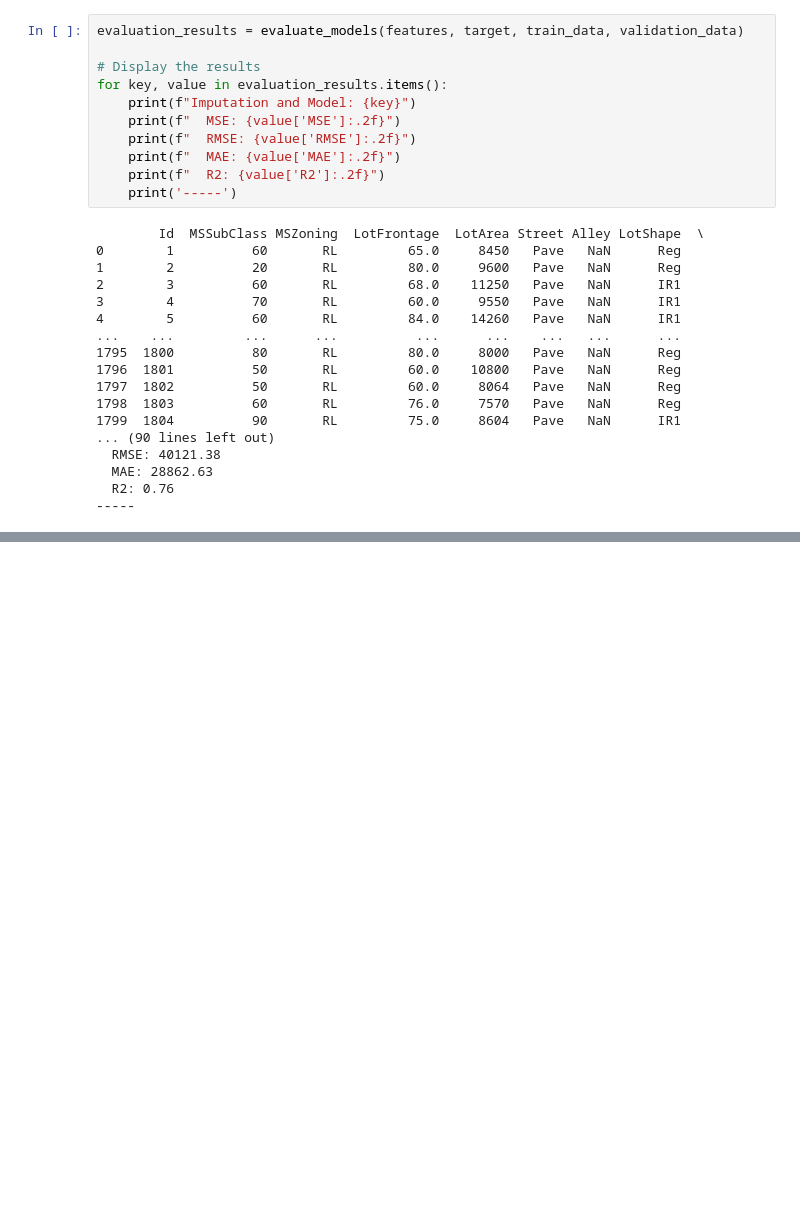
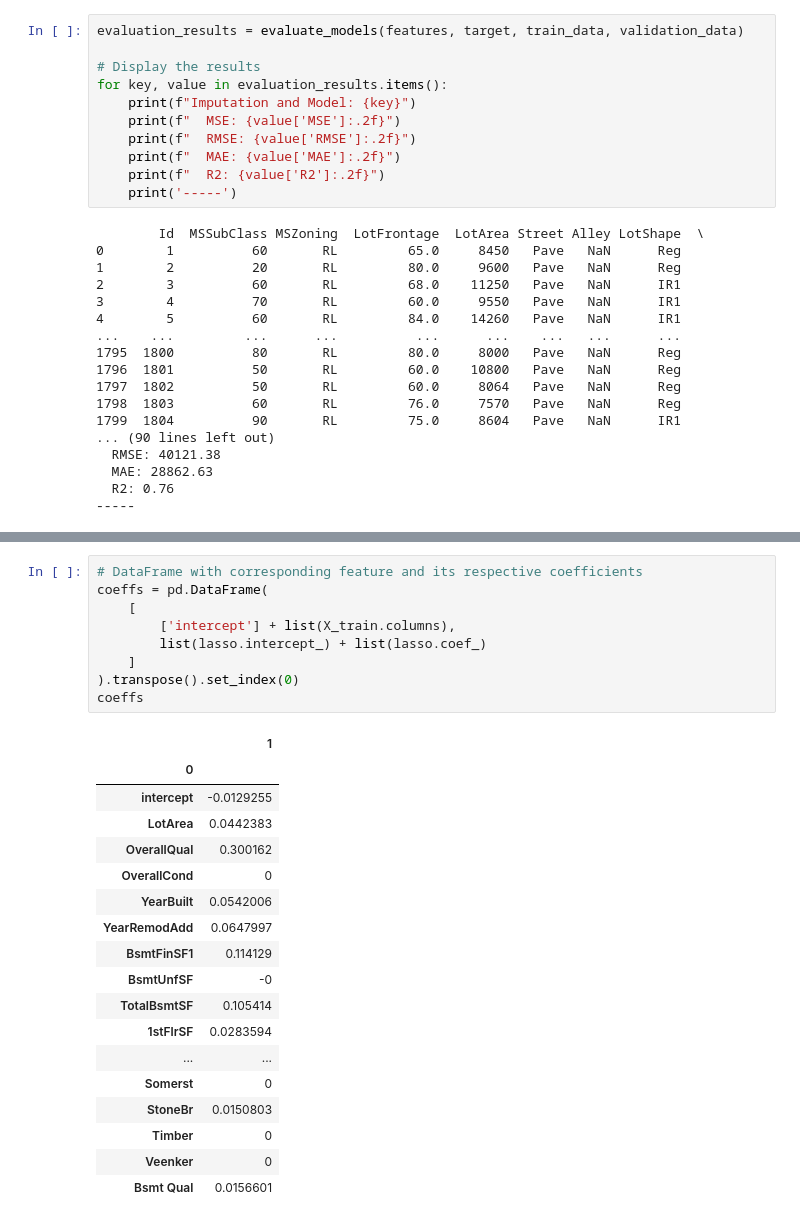
Before and after one commit to kanishsharma/rsm338, a Jupyter notebook: Project 1 - Iowa House Price/Python_regression_results.ipynb, the cells around one changed output, grey strips where cells are left out. Cells and saved outputs as stored; diff of their text form; blank space fills up the shorter version.

```diff
--- a/Project 1 - Iowa House Price/Python_regression_results.ipynb
+++ b/Project 1 - Iowa House Price/Python_regression_results.ipynb
@@ -295,0 +459,28 @@ for key, value in evaluation_results.items():
+# %%
+# DataFrame with corresponding feature and its respective coefficients
+coeffs = pd.DataFrame(
+    [
+        ['intercept'] + list(X_train.columns),
+        list(lasso.intercept_) + list(lasso.coef_)
+    ]
+).transpose().set_index(0)
+coeffs
+# %% [output]
+|  | 1 |
+| 0 |  |
+| intercept | -0.0129255 |
+| LotArea | 0.0442383 |
+| OverallQual | 0.300162 |
+| OverallCond | 0 |
+| YearBuilt | 0.0542006 |
+| YearRemodAdd | 0.0647997 |
+| BsmtFinSF1 | 0.114129 |
+| BsmtUnfSF | -0 |
+| TotalBsmtSF | 0.105414 |
+| 1stFlrSF | 0.0283594 |
+| ... | ... |
+| Somerst | 0 |
+| StoneBr | 0.0150803 |
+| Timber | 0 |
+| Veenker | 0 |
+| Bsmt Qual | 0.0156601 |
```
Also changed, not shown: parts of 23 cells of this notebook.
